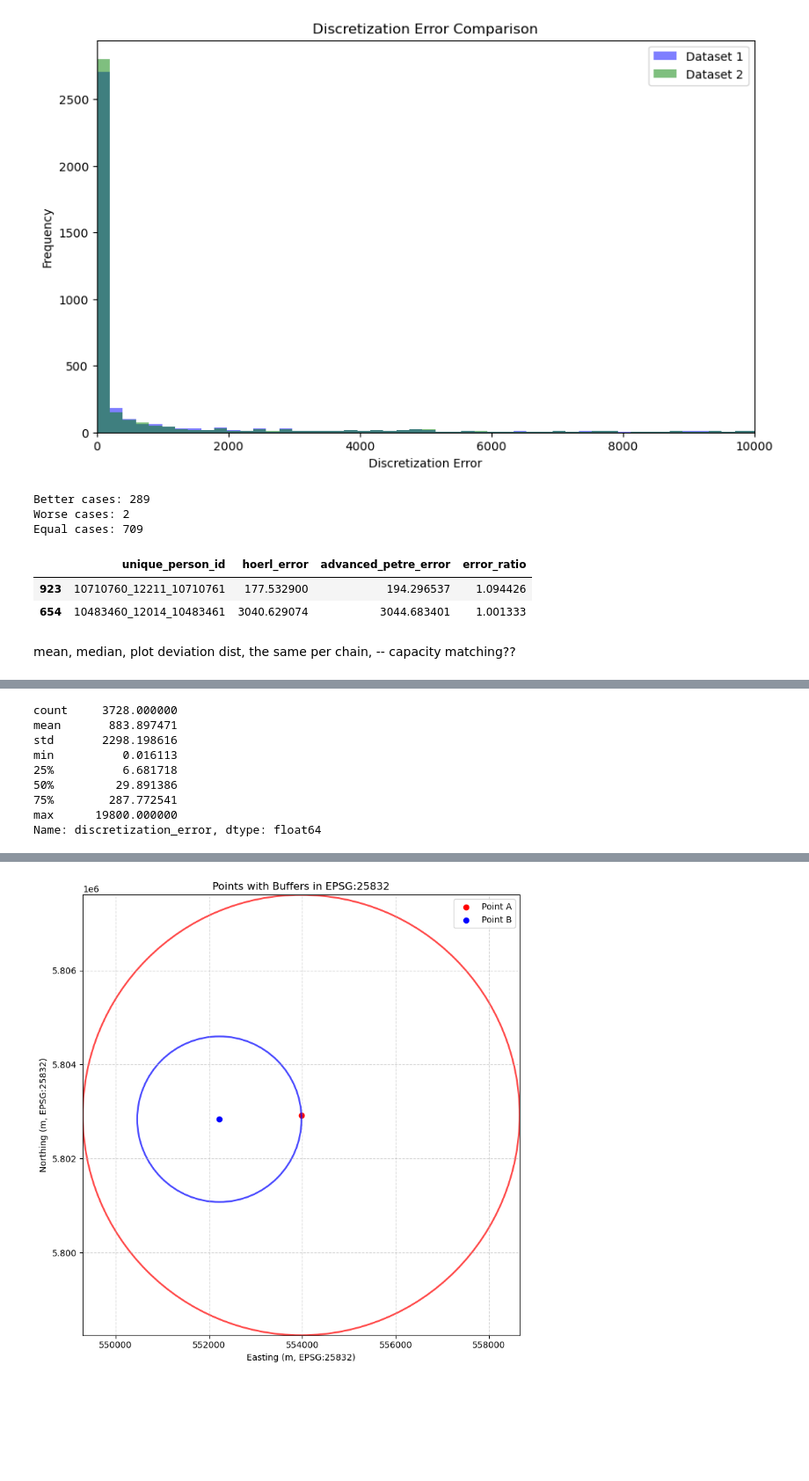
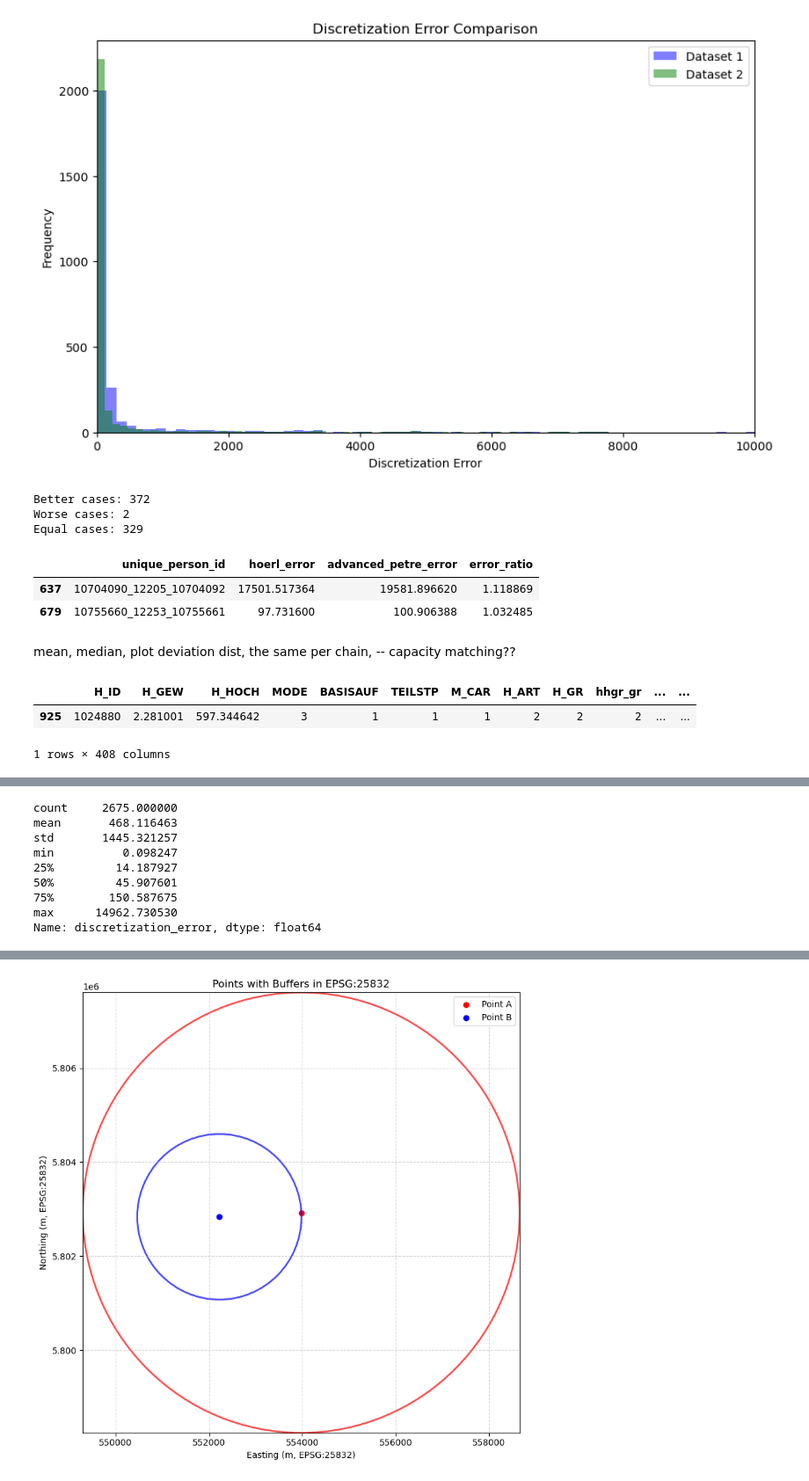
Before and after one commit to TUBS-IVS/MATSimPipeline, a Jupyter notebook: analysis/analysisnb.ipynb, the cells around one changed output, grey strips where cells are left out. Shown at 88% size. Saved outputs shown, nothing was run; the diff lists cells and outputs as text; code cells hidden in the pictures; blank space fills up the shorter version.

```diff
--- a/analysis/analysisnb.ipynb
+++ b/analysis/analysisnb.ipynb
@@ -10,43 +10,45 @@ import matplotlib.pyplot as plt
 
 # First Dataset -> Hoerl
 Data1 = analysis.DataframeAnalysis()
-Data1.load_df_from_csv(r'C:\Users\petre\Documents\GitHub\MATSimPipeline\output\20241213_203958\location_assignment_result_load_main_hoerl_1000iters_1mgoal.csv')
+Data1.load_df_from_csv(r'C:\Users\petre\Documents\GitHub\MATSimPipeline\output\20241220_162604\location_assignment_result_load_intermediate_hoerl.csv')
 Data1.df = Data1.df[Data1.df['to_location'].notna()]
+Data1.df = Data1.df[Data1.df['from_location'].notna()]
 Data1.df['from_location'] = Data1.df['from_location'].apply(h.convert_to_point)
 Data1.df['to_location'] = Data1.df['to_location'].apply(h.convert_to_point)
 Data1.evaluate_distance_deviations_from_df()
 
 # Second Dataset -> Advanced Petre
 Data2 = analysis.DataframeAnalysis()
-Data2.load_df_from_csv(r'C:\Users\petre\Documents\GitHub\MATSimPipeline\output\20241218_231335\location_assignment_result_load_main_advanced_petre_100-branches_20-min-cand-two-leg_10-min-cand-complex.csv')
+Data2.load_df_from_csv(r'C:\Users\petre\Documents\GitHub\MATSimPipeline\output\20241220_162701\location_assignment_result_load_intermediate_advanced_petre_20-branches_20-min-cand-two-leg_10-min-cand-complex.csv')
 Data2.df = Data2.df[Data2.df['to_location'].notna()]
+Data2.df = Data2.df[Data2.df['from_location'].notna()]
 Data2.df['from_location'] = Data2.df['from_location'].apply(h.convert_to_point)
 Data2.df['to_location'] = Data2.df['to_location'].apply(h.convert_to_point)
 Data2.evaluate_distance_deviations_from_df()
 
 # Ensure the maximum value is limited to 1000
 # Data1.df['discretization_error'] = Data1.df['discretization_error'].clip(upper=1000)
 # Data2.df['discretization_error'] = Data2.df['discretization_error'].clip(upper=1000)
 
 # Plotting in the same plot
 plt.figure(figsize=(10, 6))
 
 # Plot histogram for Dataset 1
 Data1.df['discretization_error'].plot.hist(bins=100, alpha=0.5, color='blue', label='Dataset 1')
 
 # Plot histogram for Dataset 2
 Data2.df['discretization_error'].plot.hist(bins=100, alpha=0.5, color='green', label='Dataset 2')
 
 # Adding title and labels
 plt.title('Discretization Error Comparison')
 plt.xlabel('Discretization Error')
 plt.ylabel('Frequency')
 plt.xlim(0, 10000)
 plt.legend()
 
 plt.show()
 # %% [output]
-[figure, old version]
+[figure, new version]
 # %%
 # Sum up discretization errors for each person
 hoerl_errors = Data1.df.groupby('unique_person_id')['discretization_error'].sum().reset_index()
@@ -82,13 +84,19 @@ worse_cases
 # better_cases.to_csv('better_cases.csv', index=False)
 # equal_cases.to_csv('equal_cases.csv', index=False)
 # %% [output]
-Better cases: 289
+Better cases: 372
 Worse cases: 2
-Equal cases: 709
+Equal cases: 329
 |  | unique_person_id | hoerl_error | advanced_petre_error | error_ratio |
-| 923 | 10710760_12211_10710761 | 177.532900 | 194.296537 | 1.094426 |
-| 654 | 10483460_12014_10483461 | 3040.629074 | 3044.683401 | 1.001333 |
+| 637 | 10704090_12205_10704092 | 17501.517364 | 19581.896620 | 1.118869 |
+| 679 | 10755660_12253_10755661 | 97.731600 | 100.906388 | 1.032485 |
 # %% [markdown]
 mean, median, plot deviation dist, the same per chain, -- capacity matching??
+# %%
+Data1.df[Data1.df["discretization_error"] > 14000]
+# %% [output]
+|  | H_ID | H_GEW | H_HOCH | MODE | BASISAUF | TEILSTP | M_CAR | H_ART | H_GR | hhgr_gr | ... | ... |
+| 925 | 1024880 | 2.281001 | 597.344642 | 3 | 1 | 1 | 1 | 2 | 2 | 2 | ... | ... |
+1 rows × 408 columns
 # %%
 from analysis import plotting
@@ -98,14 +106,14 @@ plotting.plot_person_plan("10483460_12014_10483461", Data1.df, Data2.df)
 # %%
 Data1.df['discretization_error'].describe()
 # %% [output]
-count     3728.000000
-mean       883.897471
-std       2298.198616
-min          0.016113
-25%          6.681718
-50%         29.891386
-75%        287.772541
-max      19800.000000
+count     2675.000000
+mean       468.116463
+std       1445.321257
+min          0.098247
+25%         14.187927
+50%         45.907601
+75%        150.587675
+max      14962.730530
 Name: discretization_error, dtype: float64
 # %%
 Data2.df['discretization_error'].describe()
```
Also changed, not shown: parts of 3 cells of this notebook, 5 other files.
